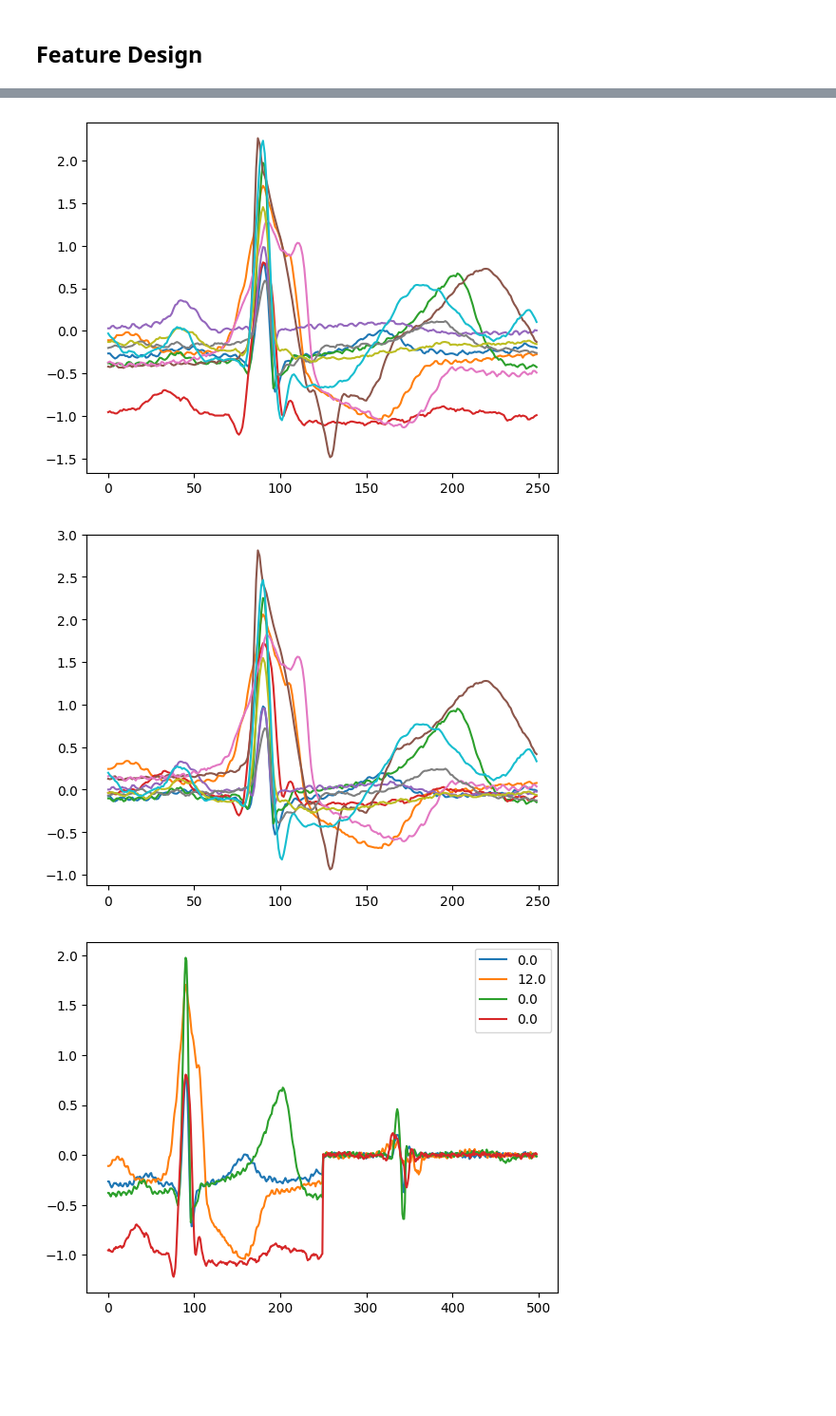
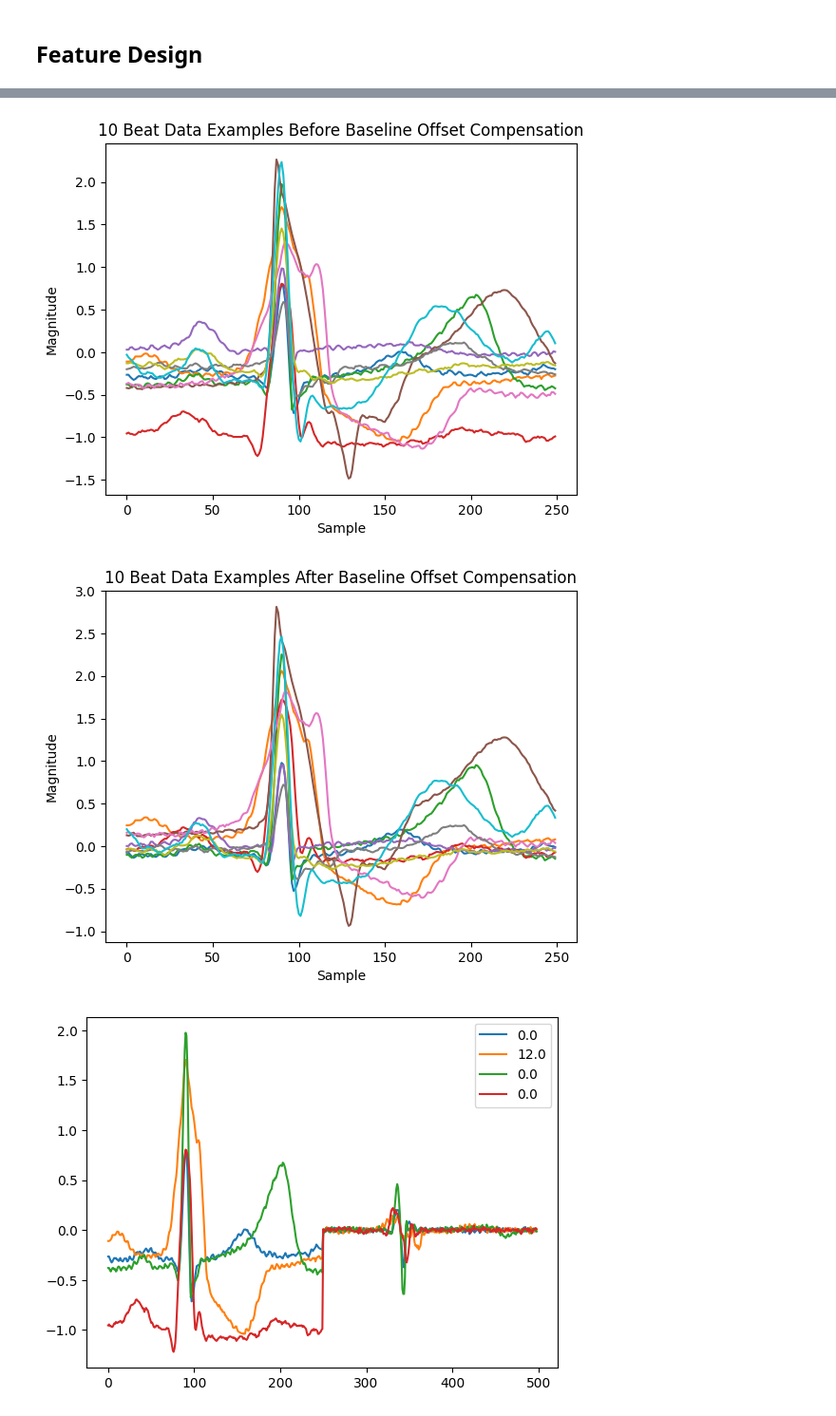
Before and after one commit to zachorrie/ML_ASS, a Jupyter notebook: CS_ARR.ipynb, the cells around one changed output, grey strips where cells are left out. Shown at 95% size. Saved outputs shown, nothing was run; the diff lists cells and outputs as text; code cells hidden in the pictures; blank space fills up the shorter version.

```diff
--- a/CS_ARR.ipynb
+++ b/CS_ARR.ipynb
@@ -268,13 +273,23 @@ X_val_Shifted = (X_val.transpose()-mids_val.transpose()).transpose()
 # %%
 for beat in X_train[:10]:
     plt.plot(beat)
+plt.title('10 Beat Data Examples Before Baseline Offset Compensation')
+plt.ylabel('Magnitude')
+plt.xlabel('Sample')
+plt.savefig('./figs/preHistData.pdf')
+plt.show()
 # %% [output]
-[figure, old version]
+[figure, new version]
 # %%
 for beat in X_train_Shifted[:10]:
     plt.plot(beat)
+plt.title('10 Beat Data Examples After Baseline Offset Compensation')
+plt.ylabel('Magnitude')
+plt.xlabel('Sample')
+plt.savefig('./figs/postHistData.pdf')
+plt.show()
 # %% [output]
-[figure, old version]
+[figure, new version]
 # %%
 #create a new feature that includes the derivatives in indices 250 to 498
 X_train_with_der = np.concatenate((X_train, np.diff(X_train)),axis=1)
```
Also changed, not shown: parts of 11 cells of this notebook, 7 other files.
